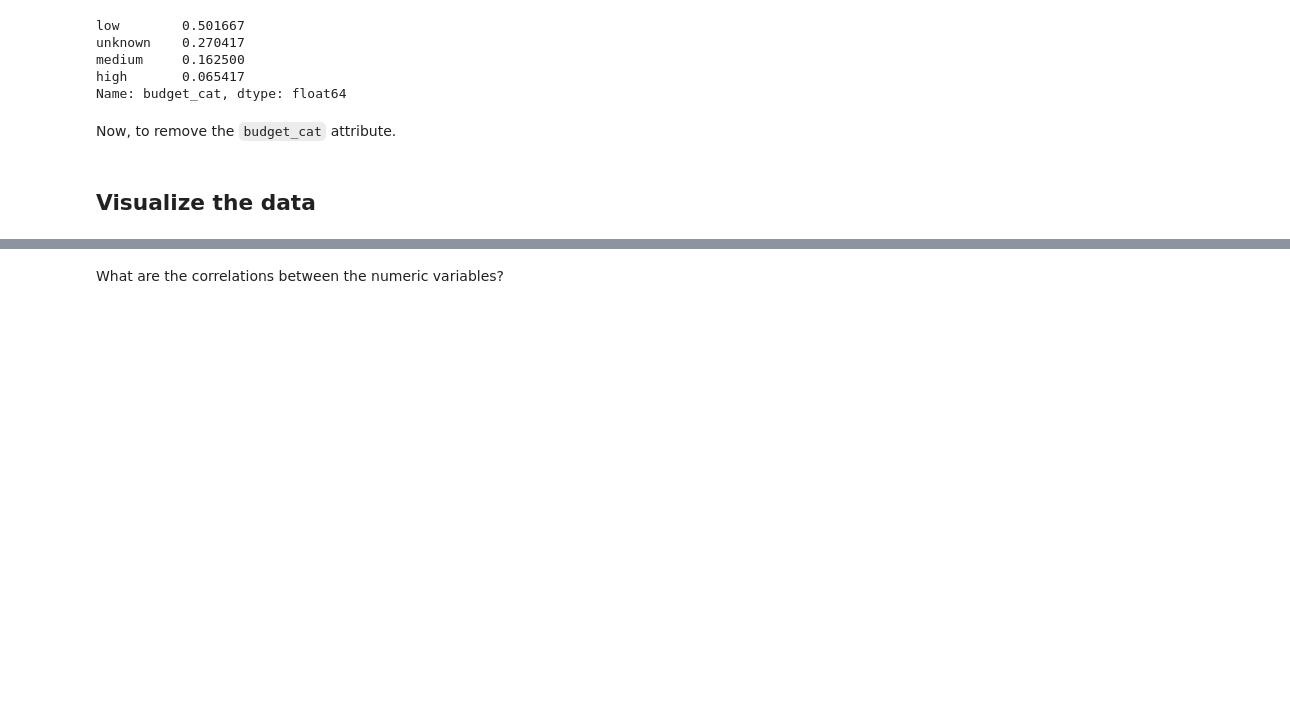
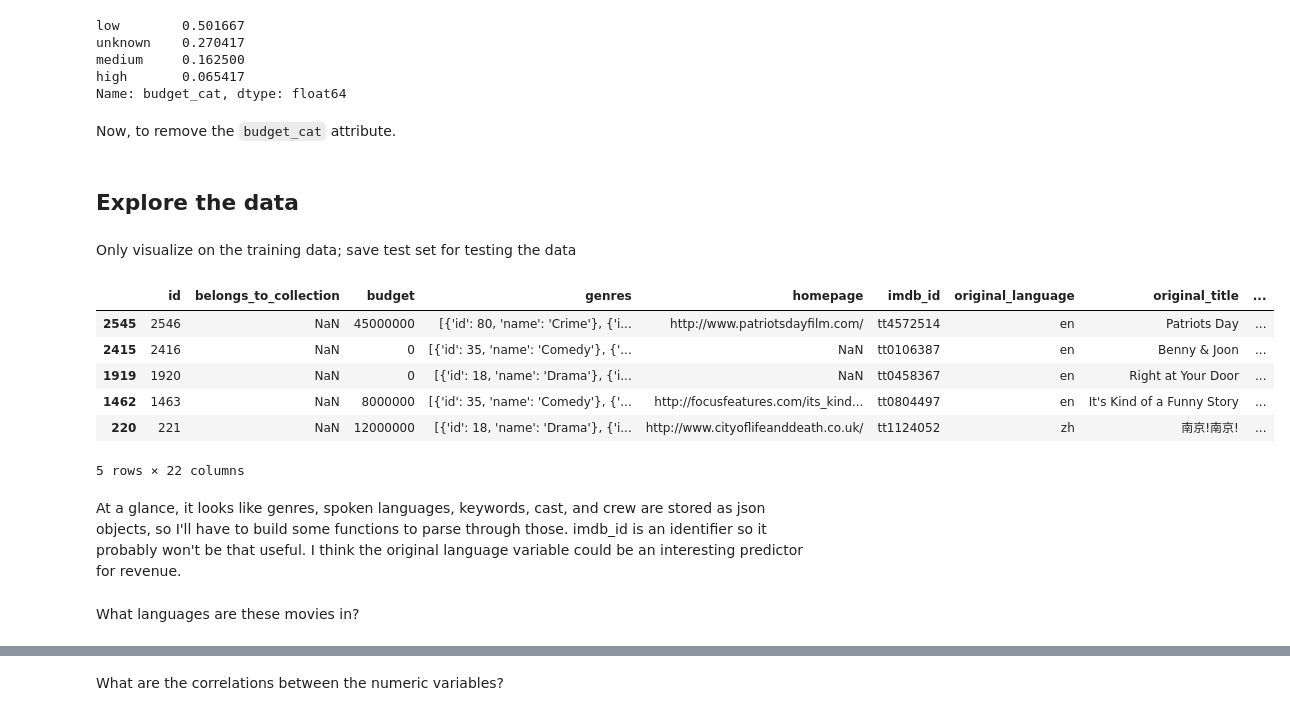
Before and after one commit to collindching/Learning-Exercises, a Jupyter notebook: Box Office Revenue Prediction/Regression Model.ipynb, the cells around one changed output, grey strips where cells are left out. Cells and saved outputs as stored; diff of their text form; code cells hidden in the pictures; blank space fills up the shorter version.

```diff
--- a/Box Office Revenue Prediction/Regression Model.ipynb
+++ b/Box Office Revenue Prediction/Regression Model.ipynb
@@ -156,4 +269,20 @@ Now, to remove the `budget_cat` attribute.
 for set in [strat_train,strat_test]:
     set.drop(['budget_cat'],axis=1,inplace=True)
 # %% [markdown]
-## Visualize the data
+## Explore the data
+# %% [markdown]
+Only visualize on the training data; save test set for testing the data
+# %%
+strat_train.head()
+# %% [output]
+|  | id | belongs_to_collection | budget | genres | homepage | imdb_id | original_language | original_title | ... |
+| 2545 | 2546 | NaN | 45000000 | [{'id': 80, 'name': 'Crime'}, {'i... | http://www.patriotsdayfilm.com/ | tt4572514 | en | Patriots Day | ... |
+| 2415 | 2416 | NaN | 0 | [{'id': 35, 'name': 'Comedy'}, {'... | NaN | tt0106387 | en | Benny & Joon | ... |
+| 1919 | 1920 | NaN | 0 | [{'id': 18, 'name': 'Drama'}, {'i... | NaN | tt0458367 | en | Right at Your Door | ... |
+| 1462 | 1463 | NaN | 8000000 | [{'id': 35, 'name': 'Comedy'}, {'... | http://focusfeatures.com/its_kind... | tt0804497 | en | It's Kind of a Funny Story | ... |
+| 220 | 221 | NaN | 12000000 | [{'id': 18, 'name': 'Drama'}, {'i... | http://www.cityoflifeanddeath.co.uk/ | tt1124052 | zh | 南京!南京! | ... |
+5 rows × 22 columns
+# %% [markdown]
+At a glance, it looks like genres, spoken languages, keywords, cast, and crew are stored as json objects, so I'll have to build some functions to parse through those. imdb_id is an identifier so it probably won't be that useful. I think the original language variable could be an interesting predictor for revenue.
+# %% [markdown]
+What languages are these movies in?
```
Also changed, not shown: parts of 35 cells of this notebook, 1 other file.
